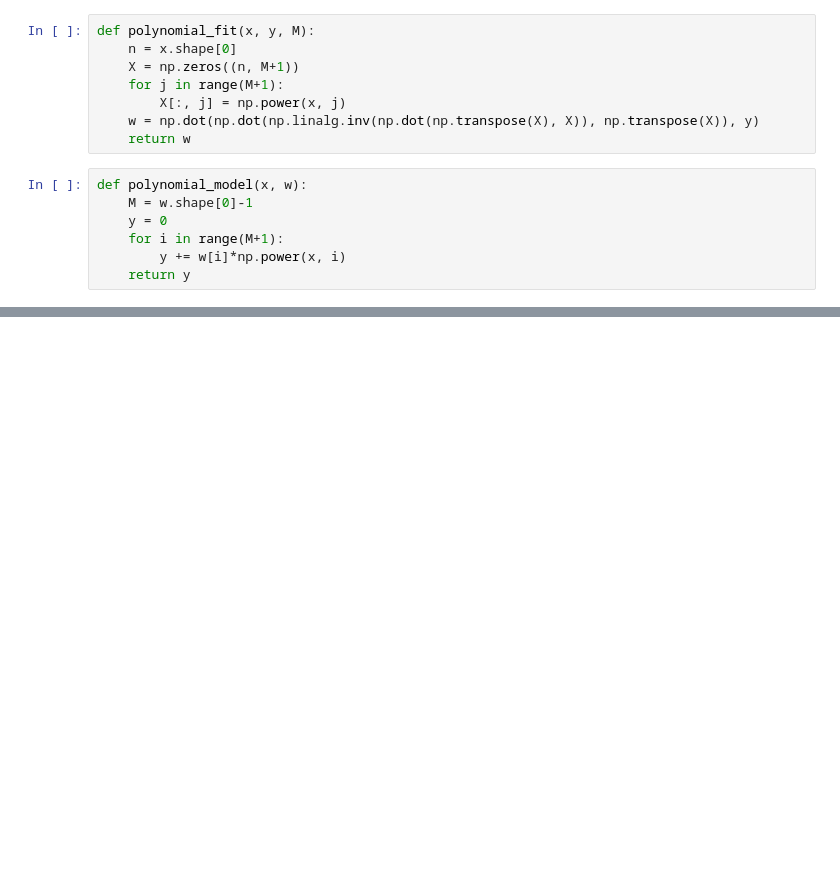
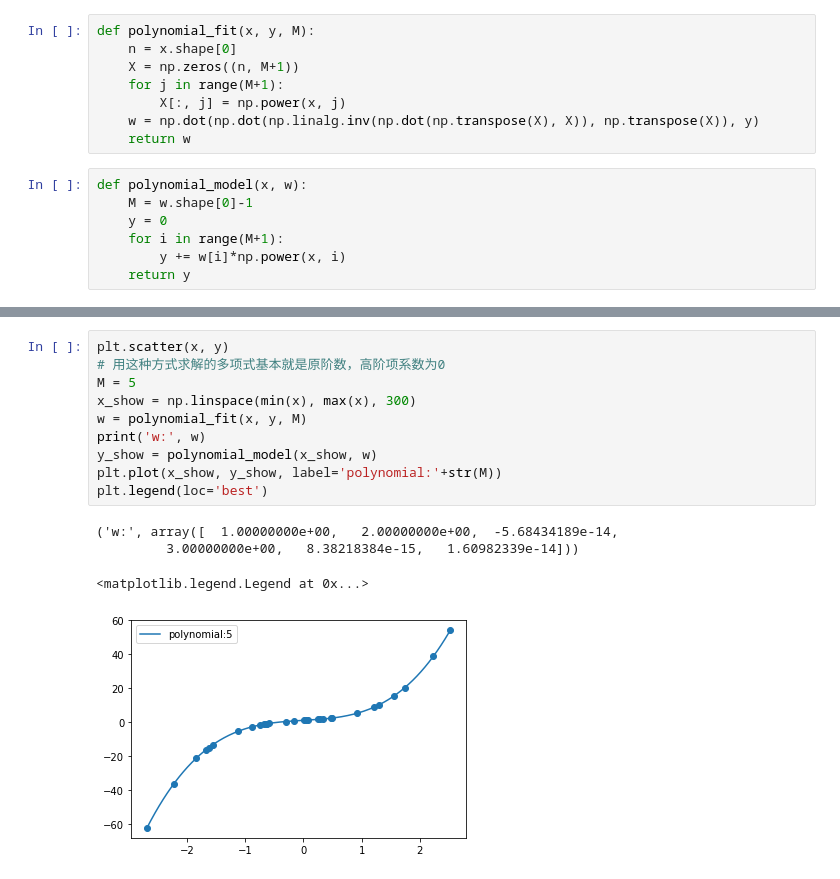
Before and after one commit to guanfuchen/statistics_model, a Jupyter notebook: polynomial/polynomial_custom.ipynb, the cells around one changed output, grey strips where cells are left out. Cells and saved outputs as stored; diff of their text form; blank space fills up the shorter version.

```diff
--- a/polynomial/polynomial_custom.ipynb
+++ b/polynomial/polynomial_custom.ipynb
@@ -47,4 +57,19 @@ y_pred = polynomial_model(x, w)
          3.00000000e+00]))
+# %%
+plt.scatter(x, y)
+# 用这种方式求解的多项式基本就是原阶数，高阶项系数为0
+M = 5
+x_show = np.linspace(min(x), max(x), 300)
+w = polynomial_fit(x, y, M)
+print('w:', w)
+y_show = polynomial_model(x_show, w)
+plt.plot(x_show, y_show, label='polynomial:'+str(M))
+plt.legend(loc='best')
+# %% [output]
+('w:', array([  1.00000000e+00,   2.00000000e+00,  -5.68434189e-14,
+         3.00000000e+00,   8.38218384e-15,   1.60982339e-14]))
+<matplotlib.legend.Legend at 0x...>
+[figure, added]
 # %%
 plt.scatter(x, y)
 for M in range(10):
```
Also changed, not shown: parts of 9 cells of this notebook, 2 other files.
